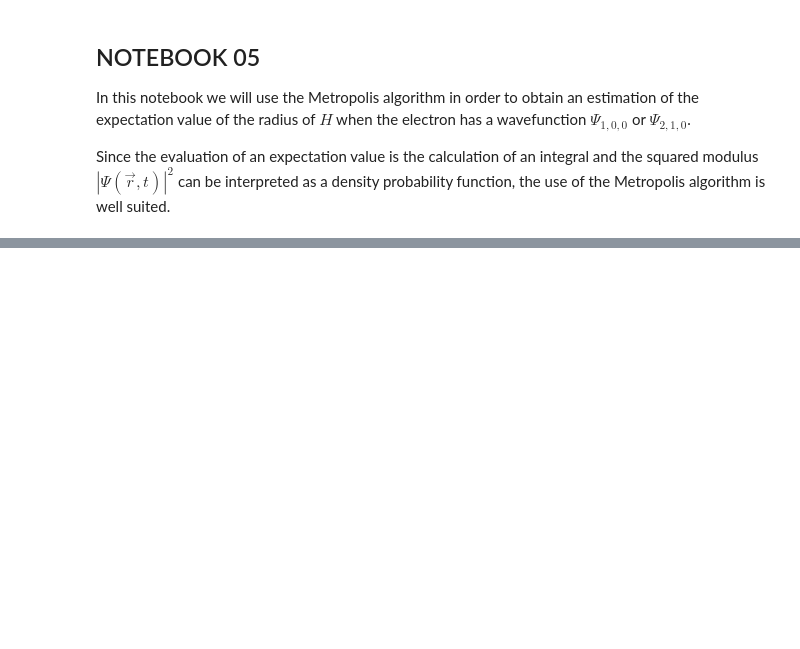
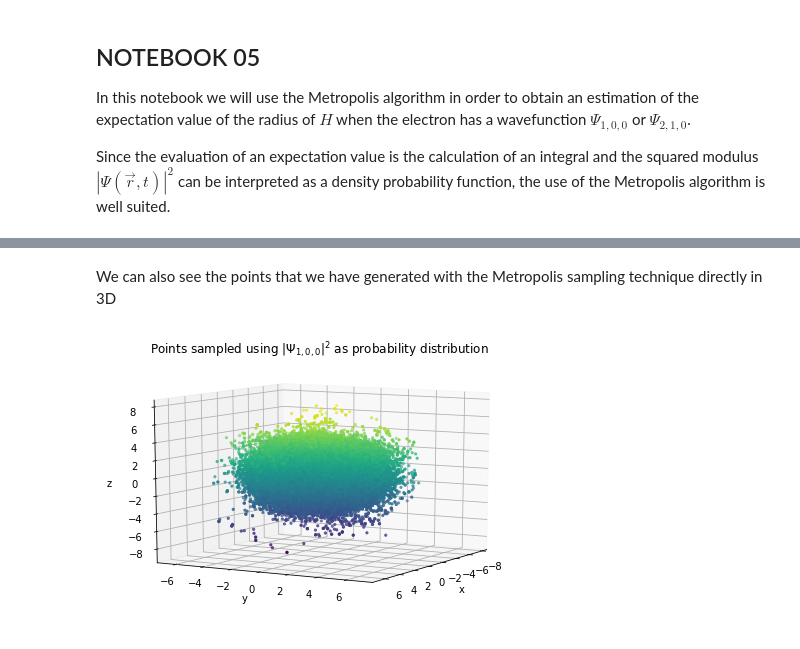
Before and after one commit to StefanoBarison/NSLaboratory, a Jupyter notebook: 05_Exercise/Exercises_05.ipynb, the cells around one changed output, grey strips where cells are left out. Drawn from its saved outputs; the diff is of its cells as text; code cells hidden in the pictures; blank space fills up the shorter version.

```diff
--- a/05_Exercise/Exercises_05.ipynb
+++ b/05_Exercise/Exercises_05.ipynb
@@ -32,0 +54,27 @@ x2=[]
+# %% [markdown]
+We can also see the points that we have generated with the Metropolis sampling technique directly in 3D
+# %%
+data2=open("1s_points.dat",'r').read().split('\n')
+data2=[x.split(',') for x in data2]
+
+x=np.zeros(len(data2)-1)
+y=np.zeros(len(data2)-1)
+z=np.zeros(len(data2)-1)
+
+for j in range(len(data2)-1):
+    x[j]=data2[j][0]
+    y[j]=data2[j][1]
+    z[j]=data2[j][2]
+
+ax = Axes3D(plt.figure())
+ax.scatter(x, y, z, c=z, marker='.')
+ax.set_xlabel('x')
+ax.set_ylabel('y')
+ax.set_zlabel('z')
+ax.view_init(10, 30)
+ax.set_title("Points sampled using $|\Psi_{1,0,0}|^{2}$ as probability distribution")
+
+plt.show()
+plt.close()
+# %% [output]
+[figure, added]
```
Also changed, not shown: parts of 14 cells of this notebook, 9 other files.
